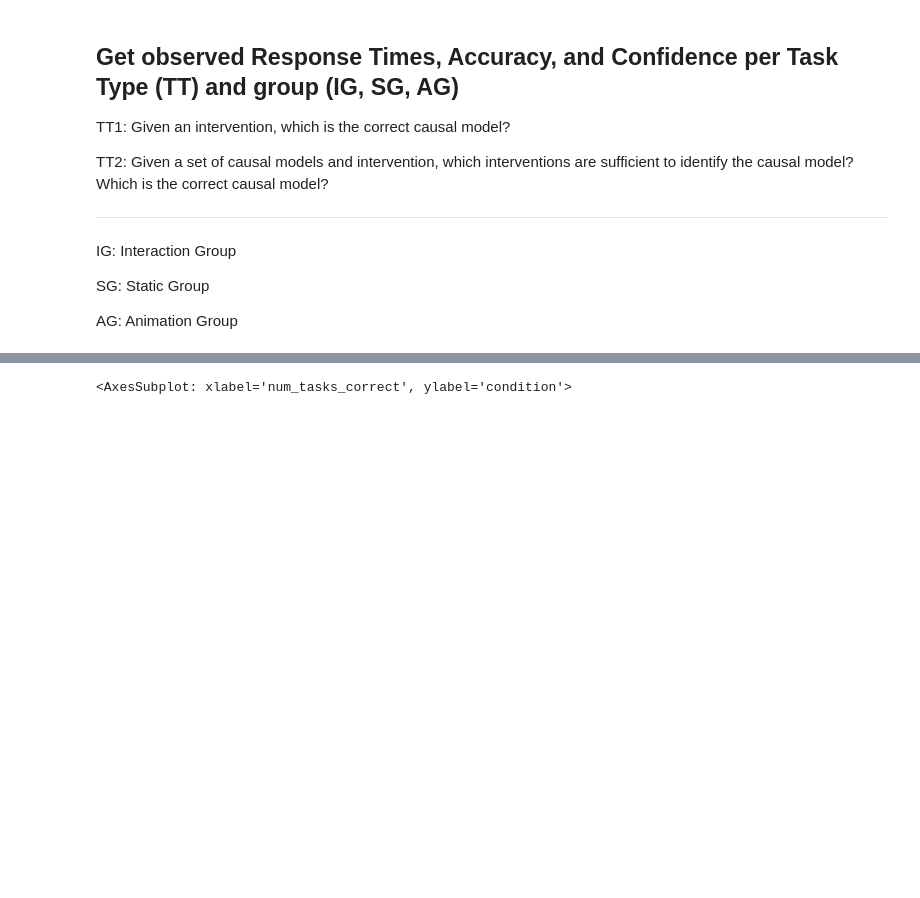
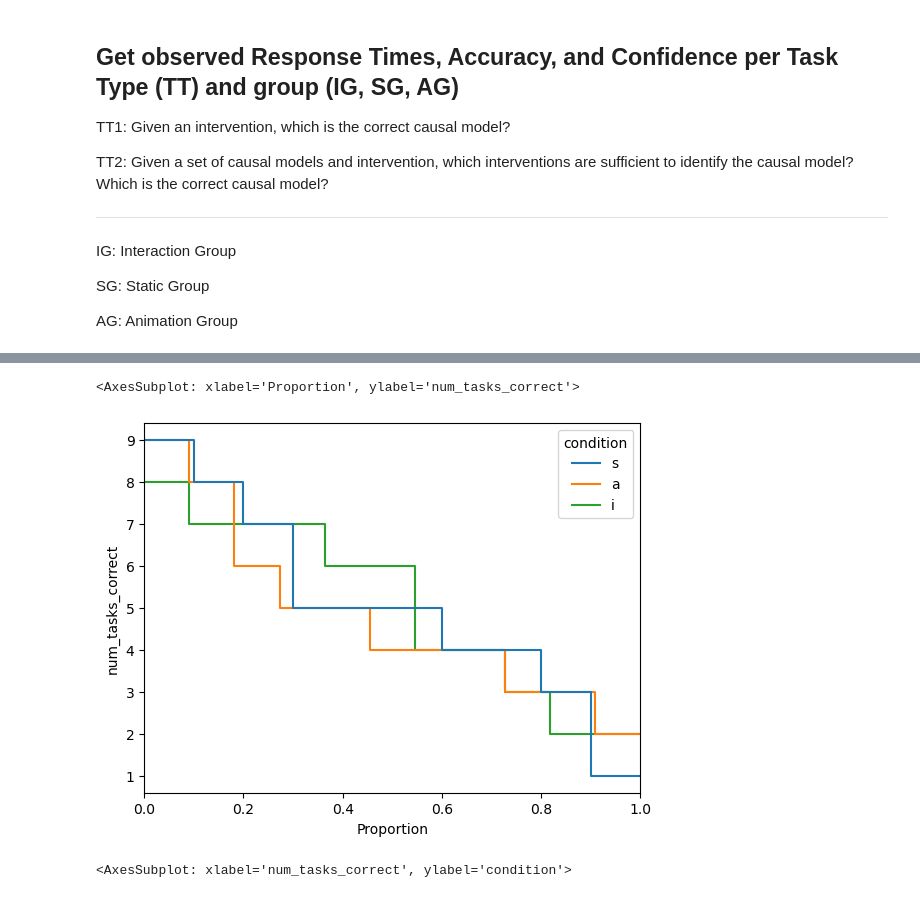
Before and after one commit to evdoxiataka/simulated_interventions_study_analysis, a Jupyter notebook: descriptive_stats.ipynb, the cells around one changed output, grey strips where cells are left out. Cells and saved outputs as stored; diff of their text form; code cells hidden in the pictures; blank space fills up the shorter version.

```diff
--- a/descriptive_stats.ipynb
+++ b/descriptive_stats.ipynb
@@ -165,3 +257,8 @@ sns.scatterplot(df_perf_part, x='participant_id', y='num_tasks_correct', hue = '
+# %%
+sns.ecdfplot(df_perf_part.sort_values(['num_tasks_correct','condition']), y='num_tasks_correct',  hue = 'condition',complementary=True)
+# %% [output]
+<AxesSubplot: xlabel='Proportion', ylabel='num_tasks_correct'>
+[figure, added]
 # %%
 sns.boxplot(data=df_perf_part, x="num_tasks_correct", y="condition")
 # %% [output]
```
Also changed, not shown: parts of 16 cells of this notebook, 4 other files.
